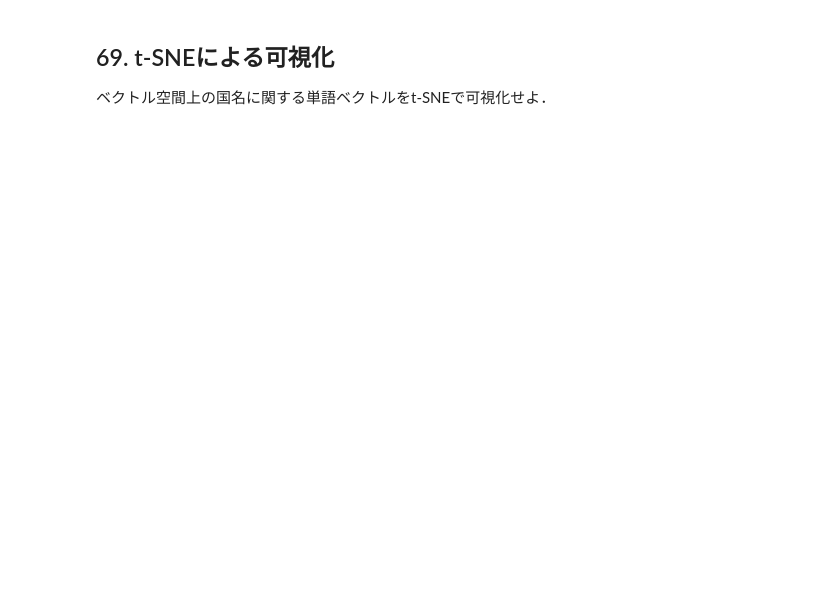
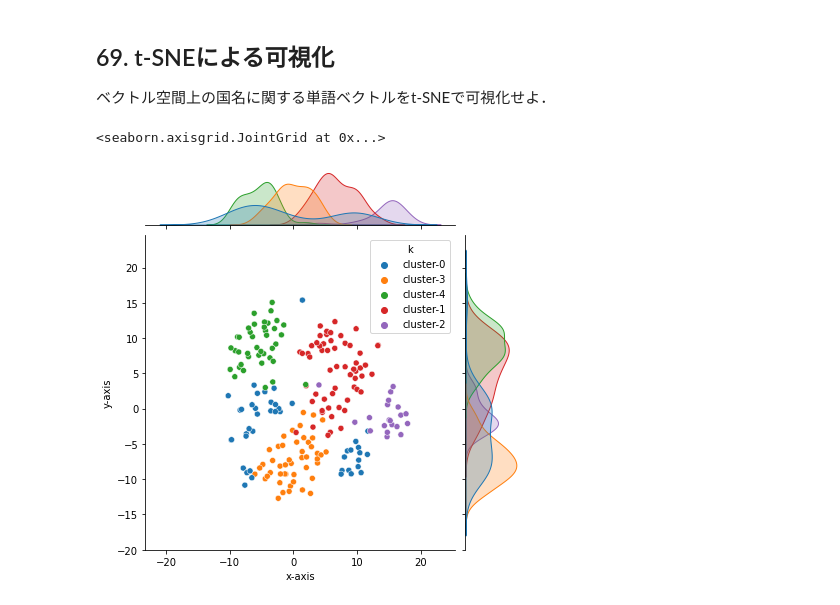
Before and after one commit to nishikaz/NLP100Exercise, a Jupyter notebook: Chapter7/Chapter7_WordVector.ipynb, the cells around one changed output. Cells and saved outputs as stored; diff of their text form; code cells hidden in the pictures; blank space fills up the shorter version.

```diff
--- a/Chapter7/Chapter7_WordVector.ipynb
+++ b/Chapter7/Chapter7_WordVector.ipynb
@@ -203,3 +301,15 @@ p値は2つのデータセットが無相関であるという帰無仮説につ
 ## 69. t-SNEによる可視化
 
 ベクトル空間上の国名に関する単語ベクトルをt-SNEで可視化せよ．
+# %%
+import seaborn as sns
+from sklearn.manifold import TSNE
+
+tsne = TSNE(n_components=2, random_state=0, n_iter=1000)
+X_embedded_df = pd.DataFrame(tsne.fit_transform(X), columns=['x-axis', 'y-axis'])
+X_embedded_df['k'] = ['cluster-' + str(country_to_k[country]) for country in country_vectors.keys()]
+
+sns.jointplot(x='x-axis', y='y-axis', hue='k', data=X_embedded_df)
+# %% [output]
+<seaborn.axisgrid.JointGrid at 0x...>
+[figure, added]
```
Also changed, not shown: parts of 8 cells of this notebook.
